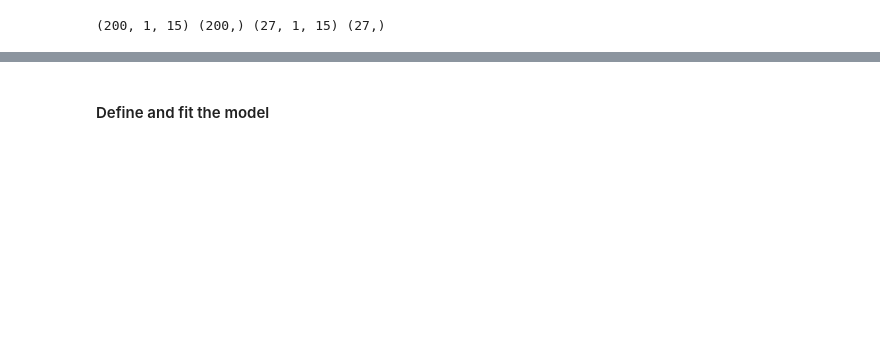
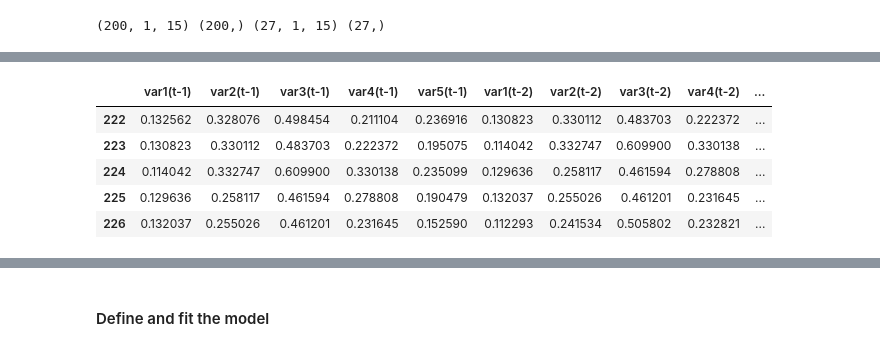
Before and after one commit to calleja/timeSeries, a Jupyter notebook: time_series_crypto_vol_vars.ipynb, the cells around one changed output, grey strips where cells are left out. Drawn from its saved outputs; the diff is of its cells as text; code cells hidden in the pictures; blank space fills up the shorter version.

```diff
--- a/time_series_crypto_vol_vars.ipynb
+++ b/time_series_crypto_vol_vars.ipynb
@@ -303,0 +425,9 @@ print(train_X.shape, train_y.shape, test_X.shape, test_y.shape)
+# %%
+df.iloc[:,:-1].tail()
+# %% [output]
+|  | var1(t-1) | var2(t-1) | var3(t-1) | var4(t-1) | var5(t-1) | var1(t-2) | var2(t-2) | var3(t-2) | var4(t-2) | ... |
+| 222 | 0.132562 | 0.328076 | 0.498454 | 0.211104 | 0.236916 | 0.130823 | 0.330112 | 0.483703 | 0.222372 | ... |
+| 223 | 0.130823 | 0.330112 | 0.483703 | 0.222372 | 0.195075 | 0.114042 | 0.332747 | 0.609900 | 0.330138 | ... |
+| 224 | 0.114042 | 0.332747 | 0.609900 | 0.330138 | 0.235099 | 0.129636 | 0.258117 | 0.461594 | 0.278808 | ... |
+| 225 | 0.129636 | 0.258117 | 0.461594 | 0.278808 | 0.190479 | 0.132037 | 0.255026 | 0.461201 | 0.231645 | ... |
+| 226 | 0.132037 | 0.255026 | 0.461201 | 0.231645 | 0.152590 | 0.112293 | 0.241534 | 0.505802 | 0.232821 | ... |
```
Also changed, not shown: parts of 45 cells of this notebook, 4 other files.
